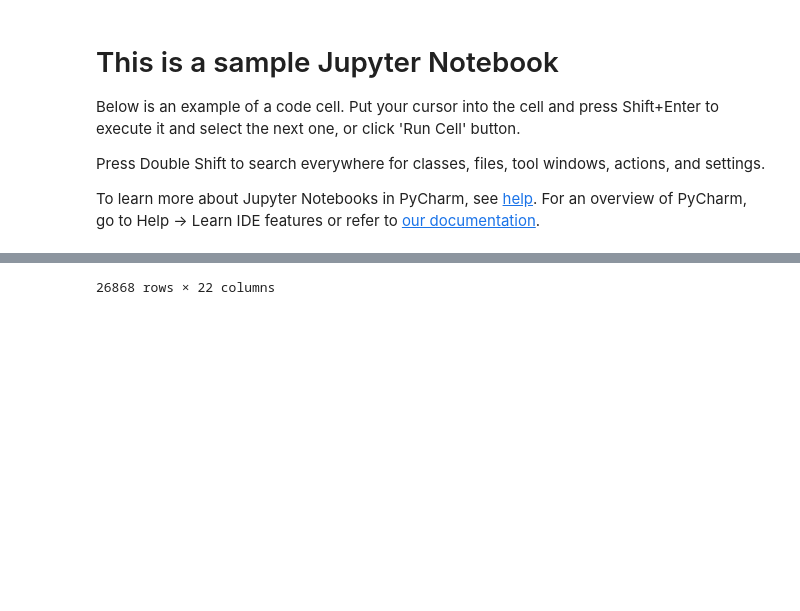
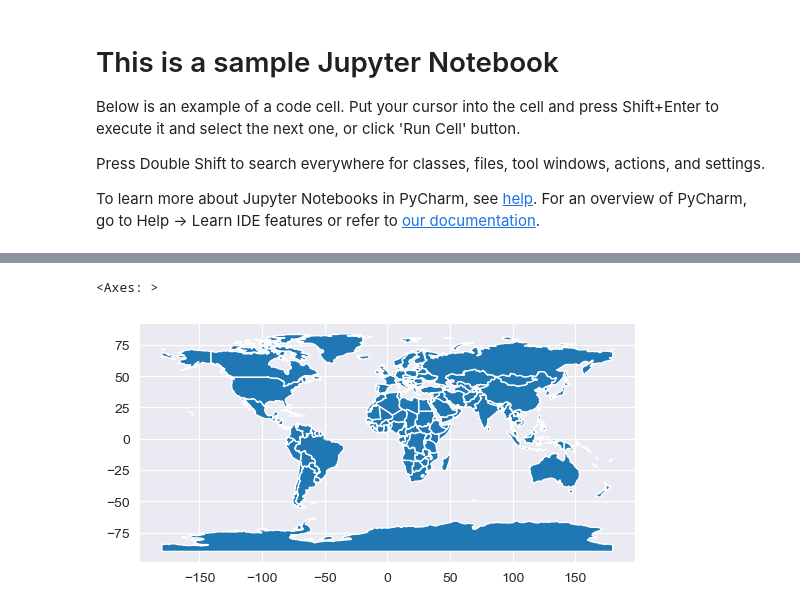
Before and after one commit to saucyq/hurricane-tracker, a Jupyter notebook: jupyter.ipynb, the cells around one changed output, grey strips where cells are left out. Cells and saved outputs as stored; diff of their text form; code cells hidden in the pictures; blank space fills up the shorter version.

Commit message:
first visualisation on a map

```diff
--- a/jupyter.ipynb
+++ b/jupyter.ipynb
@@ -16,5 +18,6 @@ import pandas as pd
 dfDevastatorAt = pd.read_csv("data/"+"AL.csv")
 dfDevastatorEP = pd.read_csv("data/"+"EP.csv")
 # %%
-dfDevastatorEP
+world = gpd.read_file("data/world.shp")
+world.plot()
 # %% [output]
@@ -33 +24,2 @@ dfDevastatorEP
-26868 rows × 22 columns
+<Axes: >
+[figure, added]
```
Also changed, not shown: parts of 5 cells of this notebook, 3 other files.
